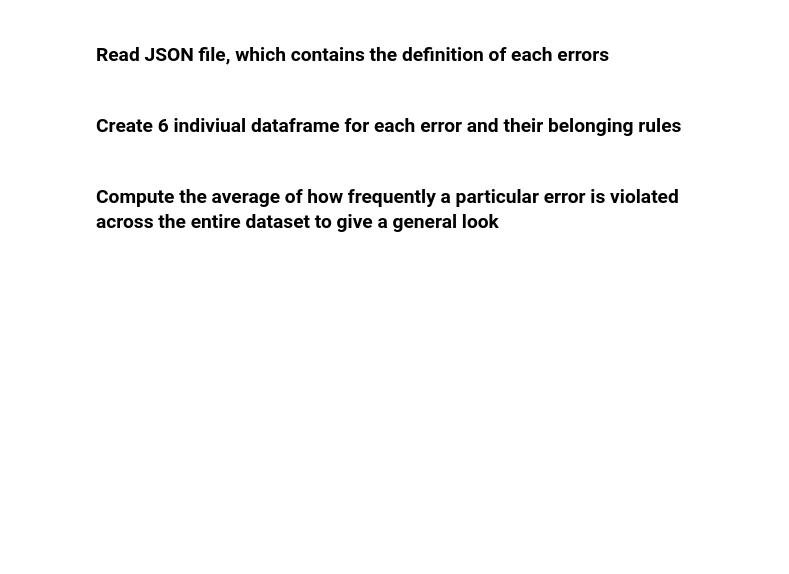
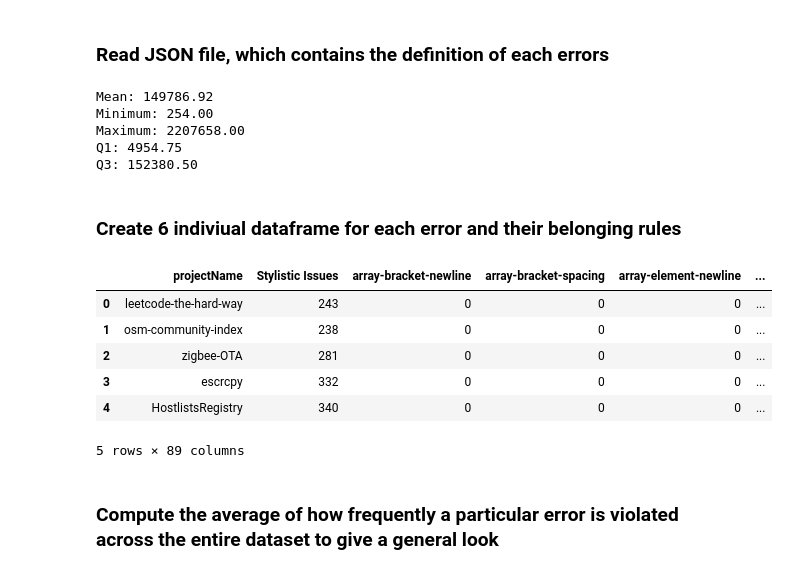
Before and after one commit to KevinXu17/982, a Jupyter notebook: data_analysis.ipynb, the cells around one changed output. Saved outputs shown, nothing was run; the diff lists cells and outputs as text; code cells hidden in the pictures; blank space fills up the shorter version.

```diff
--- a/dataAnalysis_Edison.ipynb
+++ b/data_analysis.ipynb
@@ -48,28 +48,58 @@ error_dataframes = {}
 
 for error_type in error_rules:
     error_dataframes[error_type['type']] = df[['projectName'] + [error_type['type']] + error_type['rules']].copy()
+# %%
+# Assuming df is your DataFrame
+summary_stats = df['Sum'].describe(percentiles=[.25, .75])
+
+# Extract the relevant statistics
+mean_value = summary_stats['mean']
+min_value = summary_stats['min']
+max_value = summary_stats['max']
+q1_value = summary_stats['25%']
+q3_value = summary_stats['75%']
+
+# Print the statistics
+print(f'Mean: {mean_value:.2f}')
+print(f'Minimum: {min_value:.2f}')
+print(f'Maximum: {max_value:.2f}')
+print(f'Q1: {q1_value:.2f}')
+print(f'Q3: {q3_value:.2f}')
+# %% [output]
+Mean: 149786.92
+Minimum: 254.00
+Maximum: 2207658.00
+Q1: 4954.75
+Q3: 152380.50
 # %% [markdown]
 ### Create 6 indiviual dataframe for each error and their belonging rules
 # %%
 # Dataset contain error type "Possible Errors" and its corresponding rules
 Possible_Errors_df = error_dataframes['Possible Errors']
 
 # Dataset contain error type "Best Practices" and its corresponding rules
 Best_Practices_df = error_dataframes['Best Practices']
 
 # Dataset contain error type "Variables" and its corresponding rules
 Variables_df = error_dataframes['Variables']
 
 # Dataset contain error type "Node.js and CommonJS" and its corresponding rules
 Node_CommonJS_df = error_dataframes['Node.js and CommonJS']
 
 # Dataset contain error type "Stylistic Issues" and its corresponding rules
 Stylistic_Issues_df = error_dataframes['Stylistic Issues']
 
 # Dataset contain error type "ECMAScript6" and its corresponding rules
 ECMAScript6_df = error_dataframes['ECMAScript6']
-
-#Stylistic_Issues_df.shape
+Stylistic_Issues_df.head()
+# %% [output]
+|  | projectName | Stylistic Issues | array-bracket-newline | array-bracket-spacing | array-element-newline | ... |
+| 0 | leetcode-the-hard-way | 243 | 0 | 0 | 0 | ... |
+| 1 | osm-community-index | 238 | 0 | 0 | 0 | ... |
+| 2 | zigbee-OTA | 281 | 0 | 0 | 0 | ... |
+| 3 | escrcpy | 332 | 0 | 0 | 0 | ... |
+| 4 | HostlistsRegistry | 340 | 0 | 0 | 0 | ... |
+5 rows × 89 columns
 # %% [markdown]
 ### Compute the average of how frequently a particular error is violated across the entire dataset to give a general look
 # %%
```
Also changed, not shown: parts of 6 cells of this notebook.
